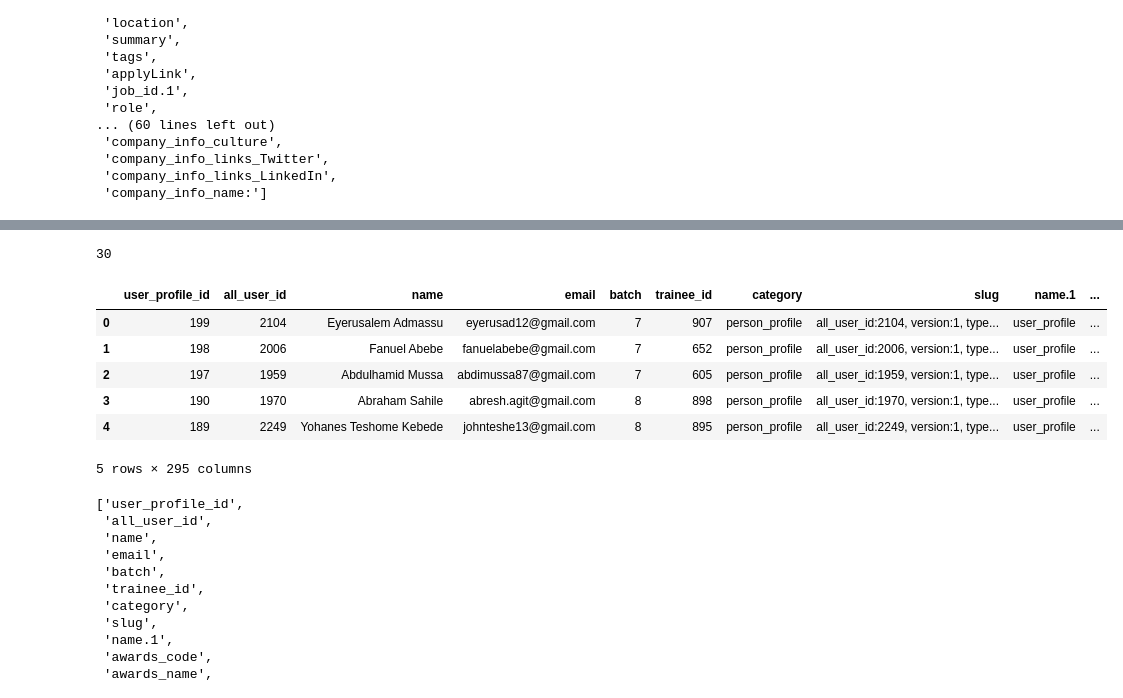
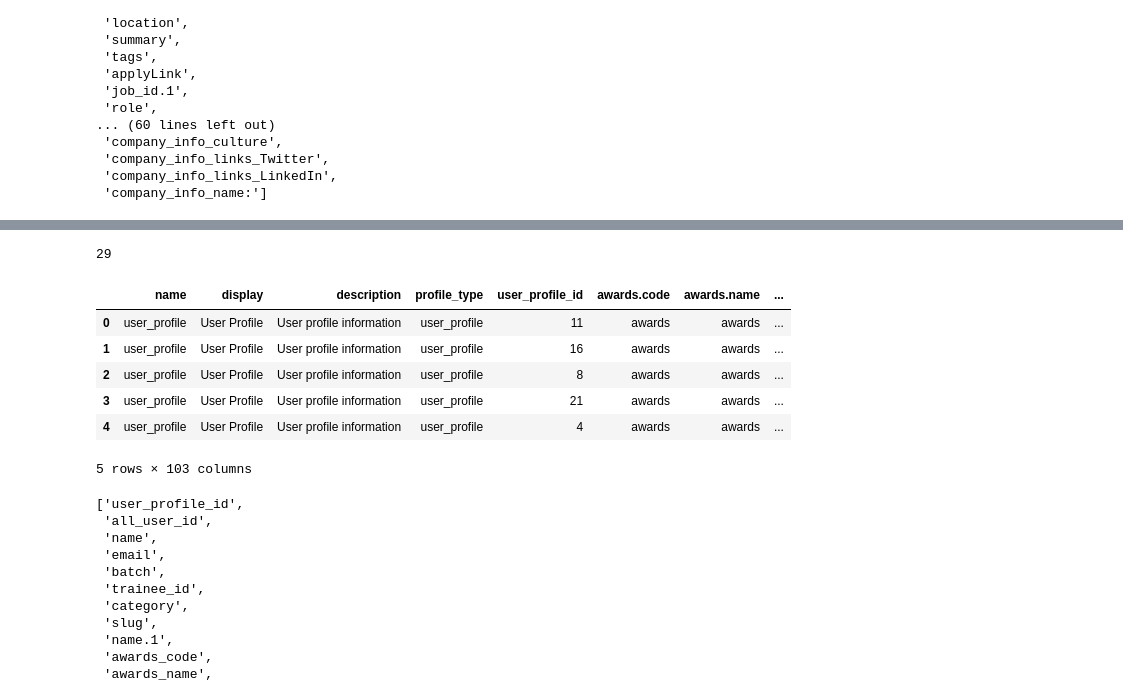
Before and after one commit to Feven0/PT, a Jupyter notebook: notebooks/cv_analysis_fixing_issues.ipynb, the cells around one changed output, grey strips where cells are left out. Saved outputs shown, nothing was run; the diff lists cells and outputs as text; code cells hidden in the pictures.

```diff
--- a/notebooks/cv_analysis_fixing_issues.ipynb
+++ b/notebooks/cv_analysis_fixing_issues.ipynb
@@ -345,16 +312,16 @@ print(new_job_df)
 # %%
-df3 = pd.read_csv('./dataset/user_profile.csv')
+df3 = pd.read_csv('./dataset/user_profile_data.csv')
 print(len(df3))
 df3.head()
 # %% [output]
-30
+29
-|  | user_profile_id | all_user_id | name | email | batch | trainee_id | category | slug | name.1 | ... |
-| 0 | 199 | 2104 | Eyerusalem Admassu | eyerusad12@gmail.com | 7 | 907 | person_profile | all_user_id:2104, version:1, type... | user_profile | ... |
-| 1 | 198 | 2006 | Fanuel Abebe | fanuelabebe@gmail.com | 7 | 652 | person_profile | all_user_id:2006, version:1, type... | user_profile | ... |
-| 2 | 197 | 1959 | Abdulhamid Mussa | abdimussa87@gmail.com | 7 | 605 | person_profile | all_user_id:1959, version:1, type... | user_profile | ... |
-| 3 | 190 | 1970 | Abraham Sahile | abresh.agit@gmail.com | 8 | 898 | person_profile | all_user_id:1970, version:1, type... | user_profile | ... |
-| 4 | 189 | 2249 | Yohanes Teshome Kebede | johnteshe13@gmail.com | 8 | 895 | person_profile | all_user_id:2249, version:1, type... | user_profile | ... |
+|  | name | display | description | profile_type | user_profile_id | awards.code | awards.name | ... |
+| 0 | user_profile | User Profile | User profile information | user_profile | 11 | awards | awards | ... |
+| 1 | user_profile | User Profile | User profile information | user_profile | 16 | awards | awards | ... |
+| 2 | user_profile | User Profile | User profile information | user_profile | 8 | awards | awards | ... |
+| 3 | user_profile | User Profile | User profile information | user_profile | 21 | awards | awards | ... |
+| 4 | user_profile | User Profile | User profile information | user_profile | 4 | awards | awards | ... |
-5 rows × 295 columns
+5 rows × 103 columns
 # %%
 df3.columns.to_list()
 # %% [output]
```
Also changed, not shown: parts of 34 cells of this notebook, 28 other files.
